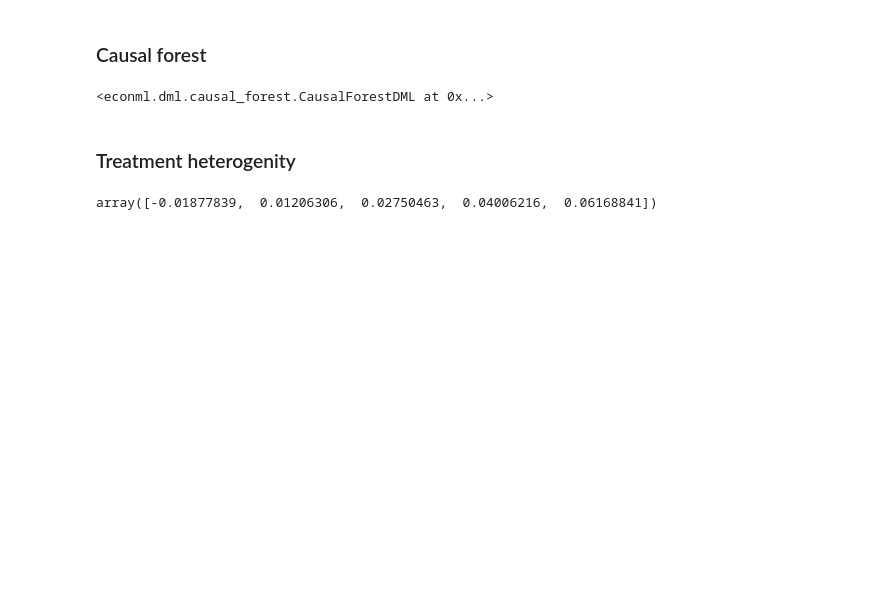
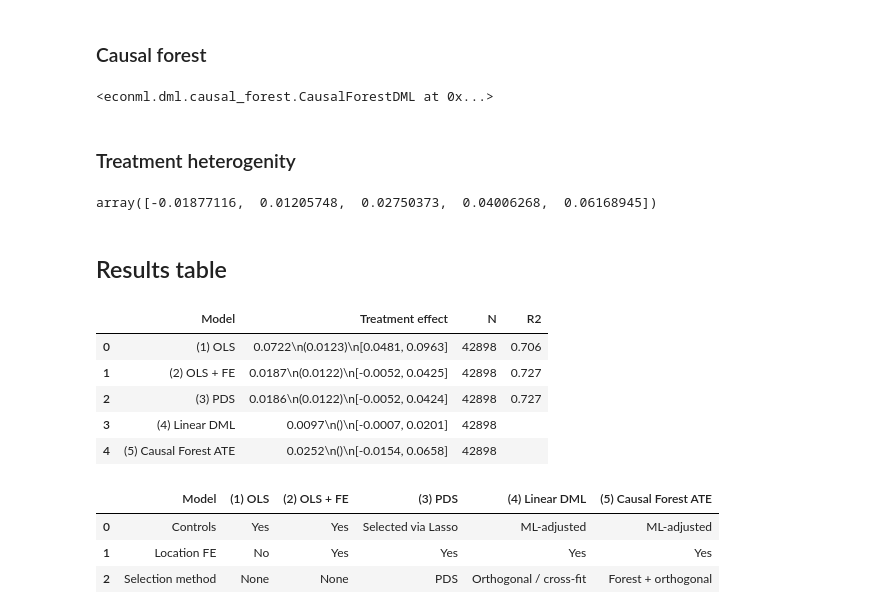
Before and after one commit to daniloldn/Airbnb-Causal-ML, a Jupyter notebook: notebooks/model.ipynb, the cells around one changed output. Drawn from its saved outputs; the diff is of its cells as text; code cells hidden in the pictures; blank space fills up the shorter version.

Commit message:
table of results

```diff
--- a/notebooks/model.ipynb
+++ b/notebooks/model.ipynb
@@ -71,12 +72,12 @@ Z.shape
 (42898, 194)
 # %%
 #running model
-model = sm.OLS(y, Z).fit(
+ols2 = sm.OLS(y, Z).fit(
     cov_type="cluster",
     cov_kwds={"groups": df["loc_fe"]}
 )
 
-print(model.summary())
+print(ols2.summary())
 # %% [output]
                             OLS Regression Results
 ==============================================================================
@@ -136,12 +137,12 @@ print(f"{"log_rivals_c_sq" in Z_nl}")
 False
 # %%
 #running model
-model_nl = sm.OLS(y_nl, Z_nl).fit(
+ols1 = sm.OLS(y_nl, Z_nl).fit(
     cov_type="cluster",
     cov_kwds={"groups": df["loc_fe"]}
 )
 
-print(model_nl.summary())
+print(ols1.summary())
 # %% [output]
                             OLS Regression Results
 ==============================================================================
@@ -236,13 +237,13 @@ Z_lasso = df[Z_cols].copy()
 Z_lasso = Z_lasso.astype(float)
 Z_lasso = sm.add_constant(Z_lasso, has_constant="add")
 
-model_pds = sm.OLS(df[y_lasso].values, Z_lasso).fit(
+pds = sm.OLS(df[y_lasso].values, Z_lasso).fit(
     cov_type="cluster",
     cov_kwds={"groups": df[fe_lasso]}
 )
 
-print(model_pds.summary())
-print("\nPDS beta:", model_pds.params[d_lasso], "SE:", model_pds.bse[d_lasso])
+print(pds.summary())
+print("\nPDS beta:", pds.params[d_lasso], "SE:", pds.bse[d_lasso])
 # %% [output]
                             OLS Regression Results
 ==============================================================================
@@ -267,7 +268,7 @@ PDS beta: 0.018619949438694394 SE: 0.012156852703562539
 X_dml = df[X_cand_cols + X_force_cols].values
 X_dml = X_dml.astype(np.float64)
 
-est = LinearDML(
+dml = LinearDML(
     model_y=RandomForestRegressor(
         n_estimators=300,
         min_samples_leaf=20,
@@ -285,4 +286,4 @@ est = LinearDML(
     random_state=0
 )
 
-est.fit(Y, T, X=X_dml)
+dml.fit(Y, T, X=X_dml)
@@ -320,7 +323,7 @@ cf.fit(Y, T, X=X_dml)
 cate = cf.effect(X_dml)
 np.percentile(cate, [5, 25, 50, 75, 95])
 # %% [output]
-array([-0.01877839,  0.01206306,  0.02750463,  0.04006216,  0.06168841])
+array([-0.01877116,  0.01205748,  0.02750373,  0.04006268,  0.06168945])
 # %%
 dist_cate = px.histogram(
     x=cate,
@@ -328,3 +331,40 @@ dist_cate = px.histogram(
     title="Treatment Effect Distribution"
 )
 dist_cate.show()
+# %% [markdown]
+## Results table
+# %%
+treat = "log_rivals_500m"
+
+b1, se1, n1, r21 = sm_extract(ols1, treat)
+b2, se2, n2, r22 = sm_extract(ols2, treat)
+b3, se3, n3, r23 = sm_extract(pds, treat)
+
+ate_dml, _, lo_dml, hi_dml = econml_ate_row(dml, X=X_dml)
+ate_cf, _, lo_cf, hi_cf = econml_ate_row(cf, X=X_dml)
+n_dml = len(X_dml)
+n_cf = len(X_dml)
+# %% [output]
+|  | Model | Treatment effect | N | R2 |
+| 0 | (1) OLS | 0.0722\n(0.0123)\n[0.0481, 0.0963] | 42898 | 0.706 |
+| 1 | (2) OLS + FE | 0.0187\n(0.0122)\n[-0.0052, 0.0425] | 42898 | 0.727 |
+| 2 | (3) PDS | 0.0186\n(0.0122)\n[-0.0052, 0.0424] | 42898 | 0.727 |
+| 3 | (4) Linear DML | 0.0097\n()\n[-0.0007, 0.0201] | 42898 |  |
+| 4 | (5) Causal Forest ATE | 0.0252\n()\n[-0.0154, 0.0658] | 42898 |  |
+# %%
+meta = pd.DataFrame({
+    "Model": ["Controls", "Location FE", "Selection method"],
+    "(1) OLS": ["Yes", "No", "None"],
+    "(2) OLS + FE": ["Yes", "Yes", "None"],
+    "(3) PDS": ["Selected via Lasso", "Yes", "PDS"],
+    "(4) Linear DML": ["ML-adjusted", "Yes", "Orthogonal / cross-fit"],
+    "(5) Causal Forest ATE": ["ML-adjusted", "Yes", "Forest + orthogonal"]
+})
+
+# If you want this in LaTeX: write a separate small table or merge manually.
+meta
+# %% [output]
+|  | Model | (1) OLS | (2) OLS + FE | (3) PDS | (4) Linear DML | (5) Causal Forest ATE |
+| 0 | Controls | Yes | Yes | Selected via Lasso | ML-adjusted | ML-adjusted |
+| 1 | Location FE | No | Yes | Yes | Yes | Yes |
+| 2 | Selection method | None | None | PDS | Orthogonal / cross-fit | Forest + orthogonal |
```
Also changed, not shown: parts of 8 cells of this notebook, 1 other file.
